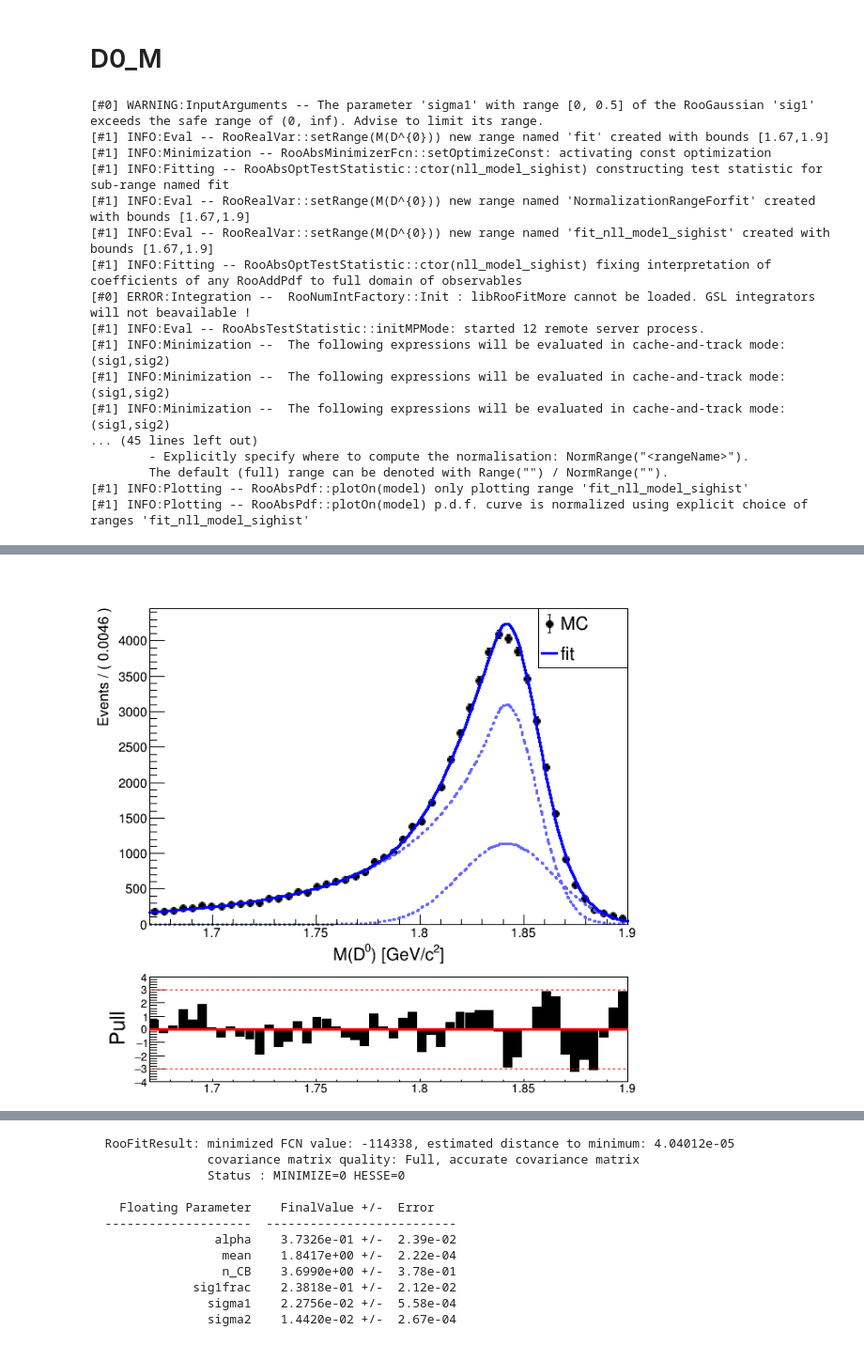
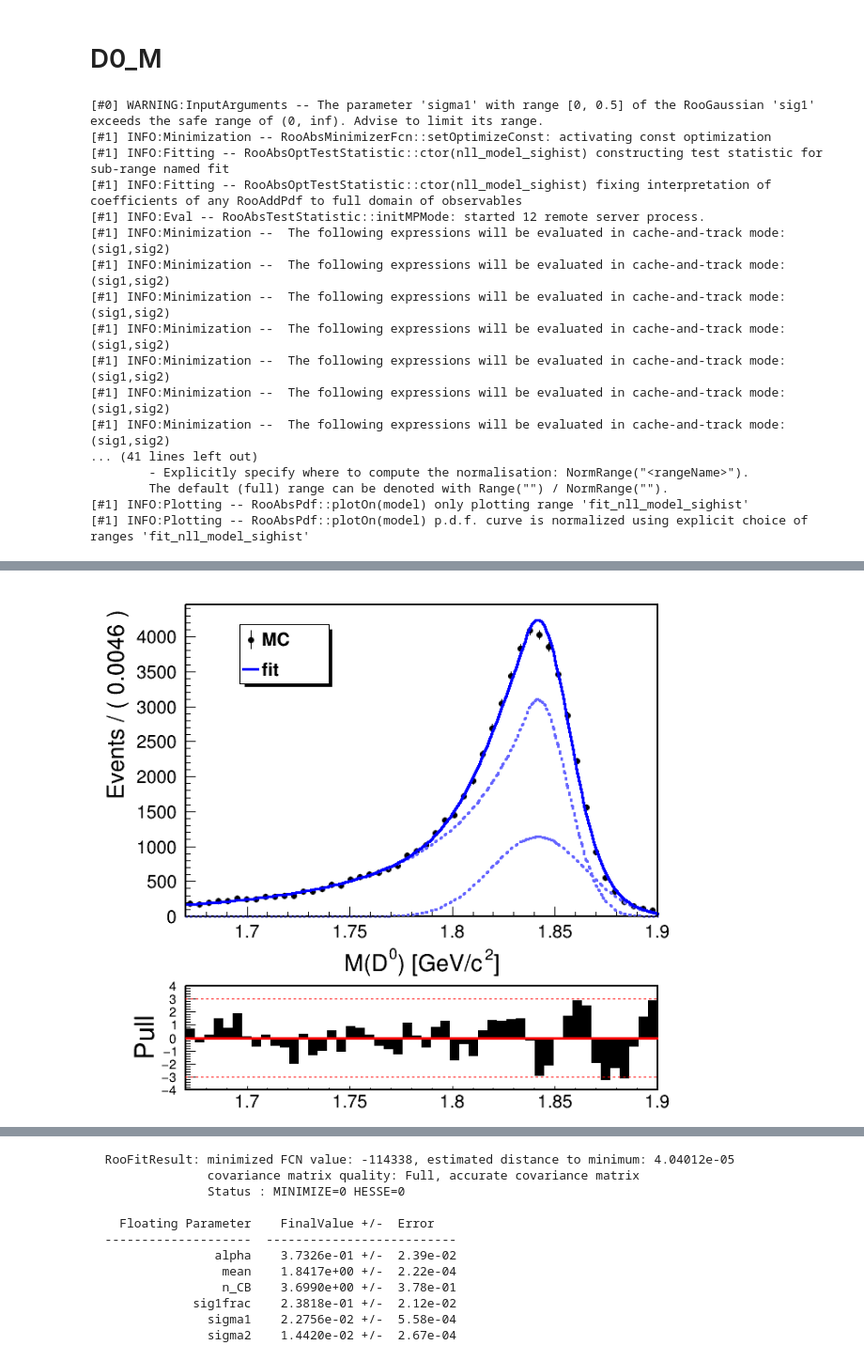
Before and after one commit to jykim-physics/DRAW_and_FITTING, a Jupyter notebook: main/Fitting_1D/antiKstargamma/1D_1ab_sigbkg/antiKstar_Vpi0_1ab.ipynb, the cells around one changed output, grey strips where cells are left out. Shown: that part at 94% size. Cells and saved outputs as stored; diff of their text form; code cells hidden in the pictures.

Commit message:
ROOT belle2 style

```diff
--- a/main/Fitting_1D/antiKstargamma/1D_1ab_sigbkg/antiKstar_Vpi0_1ab.ipynb
+++ b/main/Fitting_1D/antiKstargamma/1D_1ab_sigbkg/antiKstar_Vpi0_1ab.ipynb
@@ -153,14 +156,12 @@ model.plotOn(frame, Name="fitting",)
 
 
 # sig.paramOn(frame)
-frame.GetXaxis().SetTitleSize(0.047)
 frame.GetXaxis().CenterTitle(True)
-frame.GetYaxis().SetTitleSize(0.04)
-frame.GetYaxis().SetTitleOffset(1.2)
 frame.Draw("PE")
 
 
-leg1 = ROOT.TLegend(0.75, 0.75, 0.9, 0.9)
+leg1 = ROOT.TLegend(0.25, 0.75, 0.4, 0.9)
+# leg1.SetBorderSize(0)
 leg1.SetFillColor(ROOT.kWhite)
 # leg1.SetHeader("The Legend title","C")
 leg1.AddEntry("data1", "MC", "PE")
@@ -180,13 +181,13 @@ pullplot.addPlotable(hpull,"BE")
 
 pullplot.SetYTitle("Pull")
 pullplot.GetXaxis().SetTitleSize(0)
-pullplot.GetYaxis().SetTitleSize(0.17)
+pullplot.GetYaxis().SetTitleSize(0.22)
 pullplot.GetYaxis().CenterTitle(True)
 pullplot.GetYaxis().SetTitleOffset(0.2)
 pullplot.SetMinimum(-4.)
 pullplot.SetMaximum(4.)
-pullplot.GetXaxis().SetLabelSize(0.1)
-pullplot.GetYaxis().SetLabelSize(0.09)
+pullplot.GetXaxis().SetLabelSize(0.15)
+pullplot.GetYaxis().SetLabelSize(0.105)
 canv.cd(2)
 pullplot.Draw()
 
@@ -218,18 +219,18 @@ r.Write("phig_sig")
 f.Close()
 # %% [output]
 [#0] WARNING:InputArguments -- The parameter 'sigma1' with range [0, 0.5] of the RooGaussian 'sig1' exceeds the safe range of (0, inf). Advise to limit its range.
-[#1] INFO:Eval -- RooRealVar::setRange(M(D^{0})) new range named 'fit' created with bounds [1.67,1.9]
 [#1] INFO:Minimization -- RooAbsMinimizerFcn::setOptimizeConst: activating const optimization
 [#1] INFO:Fitting -- RooAbsOptTestStatistic::ctor(nll_model_sighist) constructing test statistic for sub-range named fit
-[#1] INFO:Eval -- RooRealVar::setRange(M(D^{0})) new range named 'NormalizationRangeForfit' created with bounds [1.67,1.9]
-[#1] INFO:Eval -- RooRealVar::setRange(M(D^{0})) new range named 'fit_nll_model_sighist' created with bounds [1.67,1.9]
 [#1] INFO:Fitting -- RooAbsOptTestStatistic::ctor(nll_model_sighist) fixing interpretation of coefficients of any RooAddPdf to full domain of observables
-[#0] ERROR:Integration --  RooNumIntFactory::Init : libRooFitMore cannot be loaded. GSL integrators will not beavailable !
 [#1] INFO:Eval -- RooAbsTestStatistic::initMPMode: started 12 remote server process.
 [#1] INFO:Minimization --  The following expressions will be evaluated in cache-and-track mode: (sig1,sig2)
 [#1] INFO:Minimization --  The following expressions will be evaluated in cache-and-track mode: (sig1,sig2)
 [#1] INFO:Minimization --  The following expressions will be evaluated in cache-and-track mode: (sig1,sig2)
-... (45 lines left out)
+[#1] INFO:Minimization --  The following expressions will be evaluated in cache-and-track mode: (sig1,sig2)
+[#1] INFO:Minimization --  The following expressions will be evaluated in cache-and-track mode: (sig1,sig2)
+[#1] INFO:Minimization --  The following expressions will be evaluated in cache-and-track mode: (sig1,sig2)
+[#1] INFO:Minimization --  The following expressions will be evaluated in cache-and-track mode: (sig1,sig2)
+... (41 lines left out)
         - Explicitly specify where to compute the normalisation: NormRange("<rangeName>").
         The default (full) range can be denoted with Range("") / NormRange("").
 [#1] INFO:Plotting -- RooAbsPdf::plotOn(model) only plotting range 'fit_nll_model_sighist'
@@ -238,5 +239,5 @@ cling::DynamicLibraryManager::loadLibrary(): libgsl.so.25: cannot open shared ob
 Info in <TCanvas::Print>: png file /media/jykim/T7/saved_plots/fitting/results/antiKstargamma/antiKstar_massveto_1ab_Vpi0.png has been created
-[figure, old version]
+[figure, new version]
 # %%
 model.Print("t")
 # %% [output]
```
Also changed, not shown: parts of 9 cells of this notebook, 8 other files.
